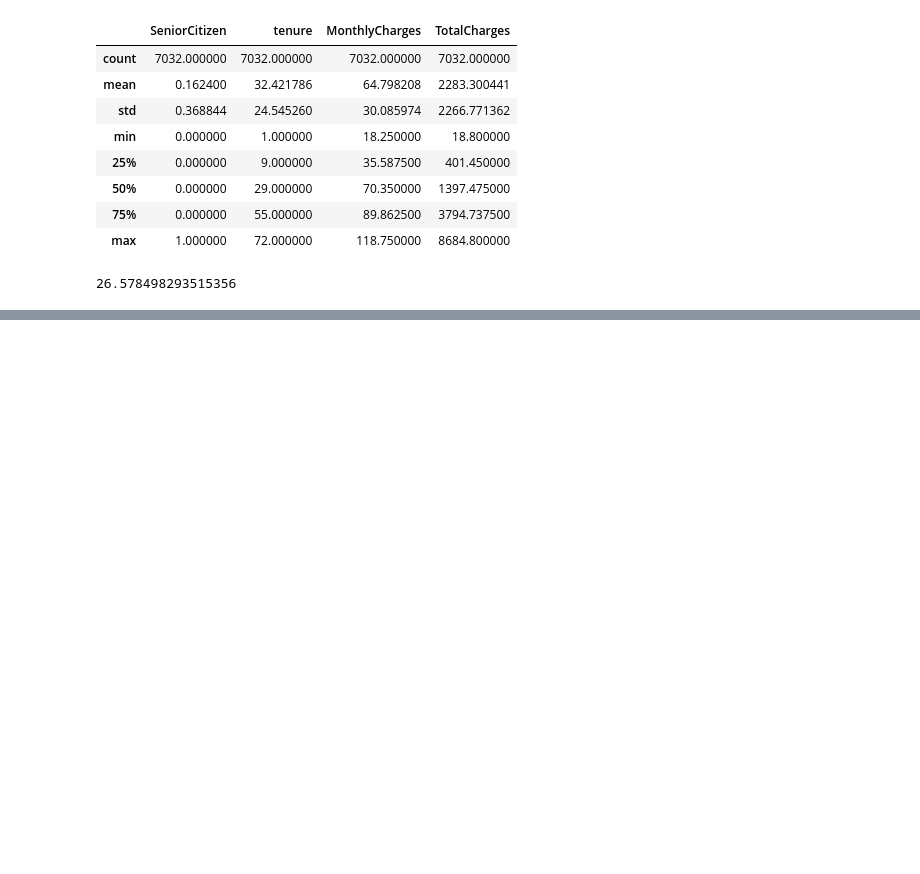
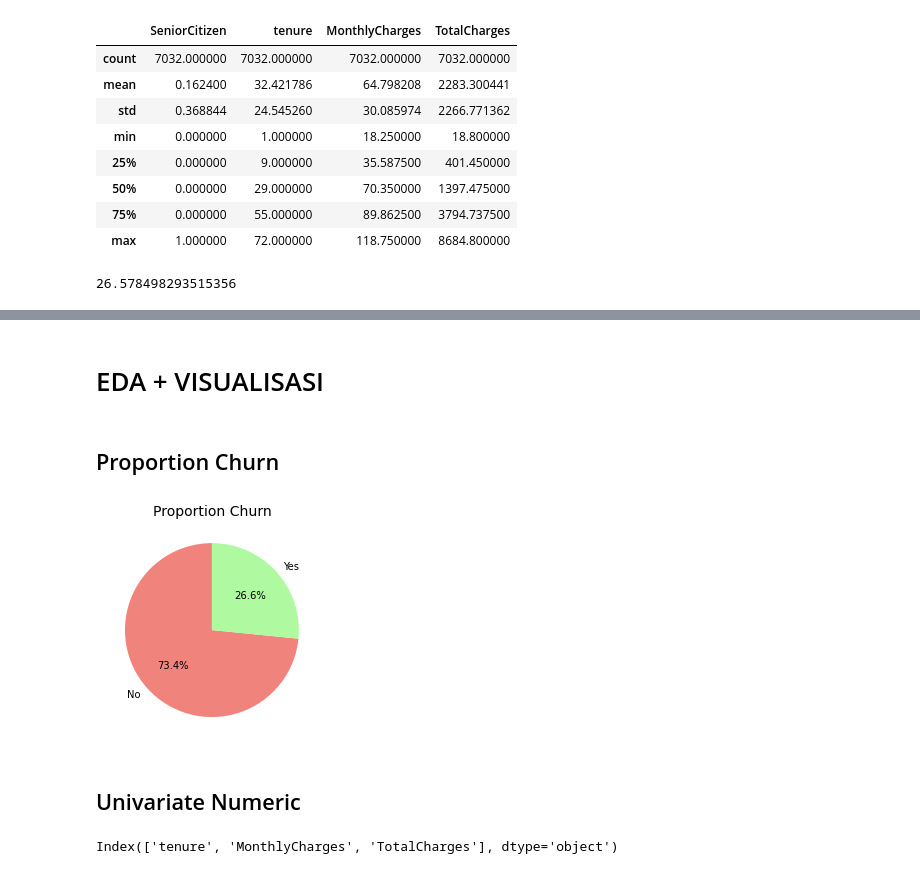
Before and after one commit to LvnnnX/JointsCampUGM, a Jupyter notebook: Pertemuan 1 (Pandas)/Meet_1.ipynb, the cells around one changed output, grey strips where cells are left out. Saved outputs shown, nothing was run; the diff lists cells and outputs as text; code cells hidden in the pictures; blank space fills up the shorter version.

```diff
--- a/Pertemuan 1 (Pandas)/Meet_1.ipynb
+++ b/Pertemuan 1 (Pandas)/Meet_1.ipynb
@@ -173,0 +188,6 @@ yes_churn = len(df[df['Churn']=='Yes'])
+# %%
+#df.groupby(yang di kelompokkan)[dikelompokin]
+#df.groupby(yang di kelompokkan).agg({dikelompokin: [...(berdasarkan apa?)]})
+
+#replace churn yes = 1, no = 0
+df['Churn'] = df['Churn'].apply(lambda x:1 if x == 'Yes' else 0)
@@ -173,0 +241,2 @@ yes_churn = len(df[df['Churn']=='Yes'])
+# %% [markdown]
+<h1> EDA + VISUALISASI </h1>
@@ -173,0 +246,21 @@ yes_churn = len(df[df['Churn']=='Yes'])
+# %% [markdown]
+<h2>Proportion Churn</h2>
+# %%
+ratio_churn = df['Churn'].value_counts()
+
+plt.pie(ratio_churn,
+        autopct='%1.1f%%',
+        labels=['No','Yes'],
+        colors=['#f0847d','#affaa0'],
+        startangle=90)
+plt.title('Proportion Churn',fontsize=14)
+plt.show()
+# %% [output]
+[figure, added]
+# %% [markdown]
+<h2>Univariate Numeric</h2>
+# %%
+num = df.select_dtypes(include=['float','int']).columns[1:4] #memilih berdasarkan typedata
+num
+# %% [output]
+Index(['tenure', 'MonthlyCharges', 'TotalCharges'], dtype='object')
```
Also changed, not shown: parts of 16 cells of this notebook.
